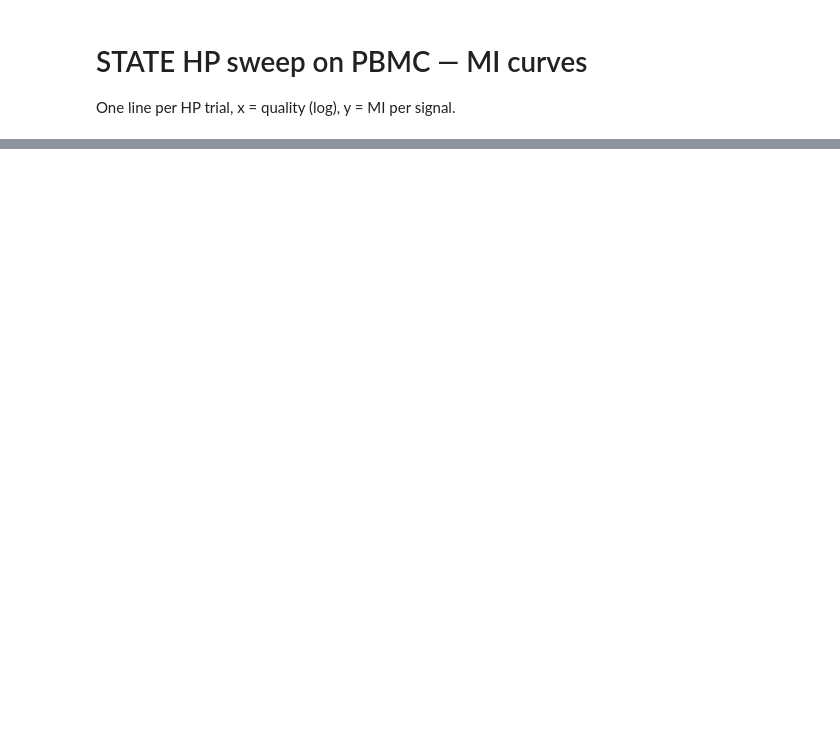
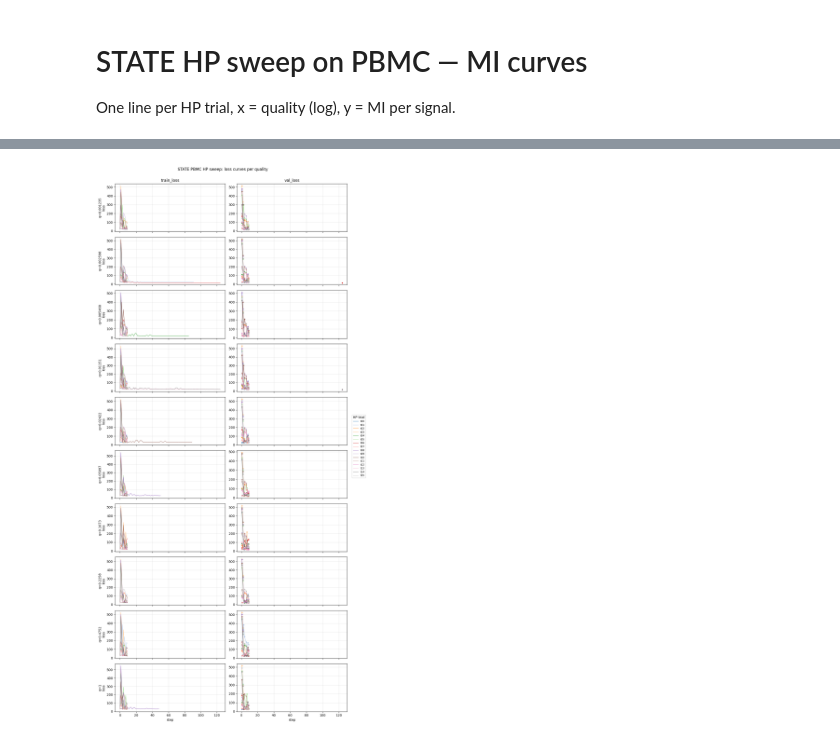
Before and after one commit to igor-sadalski/Scaling-up-measurement-noise-scaling-laws, a Jupyter notebook: analysis/2026-04-16_14-43_plotting_state_hparam_sweep_pbmc.ipynb, the cells around one changed output, grey strips where cells are left out. Cells and saved outputs as stored; diff of their text form; code cells hidden in the pictures; blank space fills up the shorter version.

```diff
--- a/analysis/2026-04-16_14-43_plotting_state_hparam_sweep_pbmc.ipynb
+++ b/analysis/2026-04-16_14-43_plotting_state_hparam_sweep_pbmc.ipynb
@@ -308,0 +214,51 @@ else:
+# %%
+# Train / validation loss curves: 2 columns (train, val), 1 row per quality.
+# Each subplot overlays one line per HP trial (using the curves stashed in CURVES).
+import matplotlib.pyplot as plt
+import numpy as np
+
+qualities = sorted(df['quality'].unique())
+trial_ids = sorted(df['trial_id'].unique())
+cmap = plt.get_cmap('tab20' if len(trial_ids) > 10 else 'tab10')
+trial_color = {tid: cmap(i % cmap.N) for i, tid in enumerate(trial_ids)}
+
+n_rows = len(qualities)
+fig, axes = plt.subplots(n_rows, 2, figsize=(11, 2.4 * n_rows),
+                         sharex='col', squeeze=False)
+
+for r, q in enumerate(qualities):
+    ax_tr, ax_va = axes[r, 0], axes[r, 1]
+    for tid in trial_ids:
+        # CURVES is keyed (trial_id, size, quality); pick whichever size(s) exist for this trial+quality.
+        keys = [k for k in CURVES if k[0] == tid and np.isclose(k[2], q)]
+        for key in keys:
+            curves = CURVES[key]
+            tr, va = curves['train'], curves['val']
+            color = trial_color[tid]
+            if tr is not None and len(tr):
+                ax_tr.plot(tr['step'].values, tr['train_loss'].values,
+                           color=color, linewidth=1.0, alpha=0.85,
+                           label=f't{tid:02d}' if r == 0 else None)
+            if va is not None and len(va):
+                ax_va.plot(va['step'].values, va['val_loss'].values,
+                           color=color, linewidth=1.0, alpha=0.85, marker='o', markersize=3,
+                           label=f't{tid:02d}' if r == 0 else None)
+    ax_tr.set_ylabel(f'q={q:.4g}\nloss')
+    ax_tr.grid(alpha=0.3)
+    ax_va.grid(alpha=0.3)
+
+axes[0, 0].set_title('train_loss')
+axes[0, 1].set_title('val_loss')
+axes[-1, 0].set_xlabel('step')
+axes[-1, 1].set_xlabel('step')
+
+# Single legend for the whole figure (HP trials).
+handles, labels = axes[0, 0].get_legend_handles_labels()
+if handles:
+    fig.legend(handles, labels, loc='center left', bbox_to_anchor=(1.0, 0.5),
+               fontsize=8, title='HP trial')
+fig.suptitle('STATE PBMC HP sweep: loss curves per quality', y=1.0)
+plt.tight_layout()
+plt.show()
+# %% [output]
+[figure, added]
```
Also changed, not shown: parts of 5 cells of this notebook, 7 other files.
